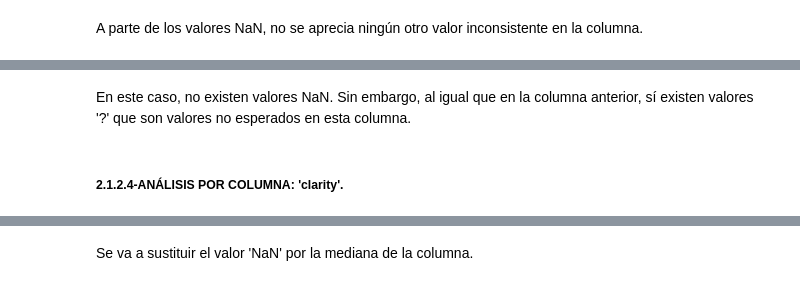
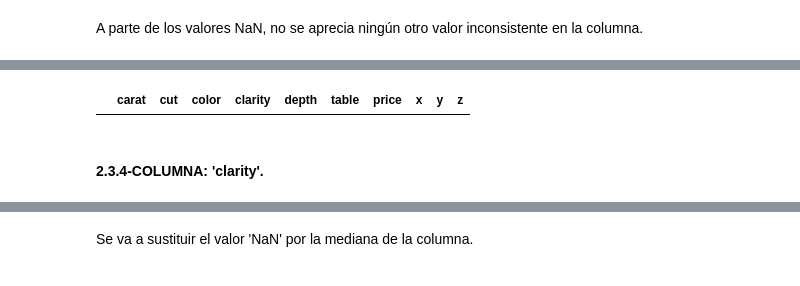
Before and after one commit to angovery/Data-Science-Bootcamp, a Jupyter notebook: Ejercicios_Evaluados/Modulo_3/m3_ejercicio_evaluado_Jose_Ignacio_Hernandez_Palacios.ipynb, the cells around one changed output, grey strips where cells are left out. Cells and saved outputs as stored; diff of their text form; code cells hidden in the pictures.

```diff
--- a/Ejercicios_Evaluados/Modulo_3/m3_ejercicio_evaluado_Jose_Ignacio_Hernandez_Palacios.ipynb
+++ b/Ejercicios_Evaluados/Modulo_3/m3_ejercicio_evaluado_Jose_Ignacio_Hernandez_Palacios.ipynb
@@ -94,7 +251,10 @@ print(df[df['color'].isnull()])
-# %% [markdown]
-En este caso, no existen valores NaN. Sin embargo, al igual que en la columna anterior, sí existen valores '?' que son valores no esperados en esta columna.
+# %%
+filas_valor_cero = df[df['color'].str.startswith('0', na=False)]
+filas_valor_cero
+# %% [output]
+|  | carat | cut | color | clarity | depth | table | price | x | y | z |
 # %% [markdown]
-##### 2.1.2.4-ANÁLISIS POR COLUMNA: 'clarity'.
+#### 2.3.4-COLUMNA: 'clarity'.
 # %%
 # Se imprimen los valores únicos de la columna.
 print(df['clarity'].unique())
```
Also changed, not shown: parts of 75 cells of this notebook.
